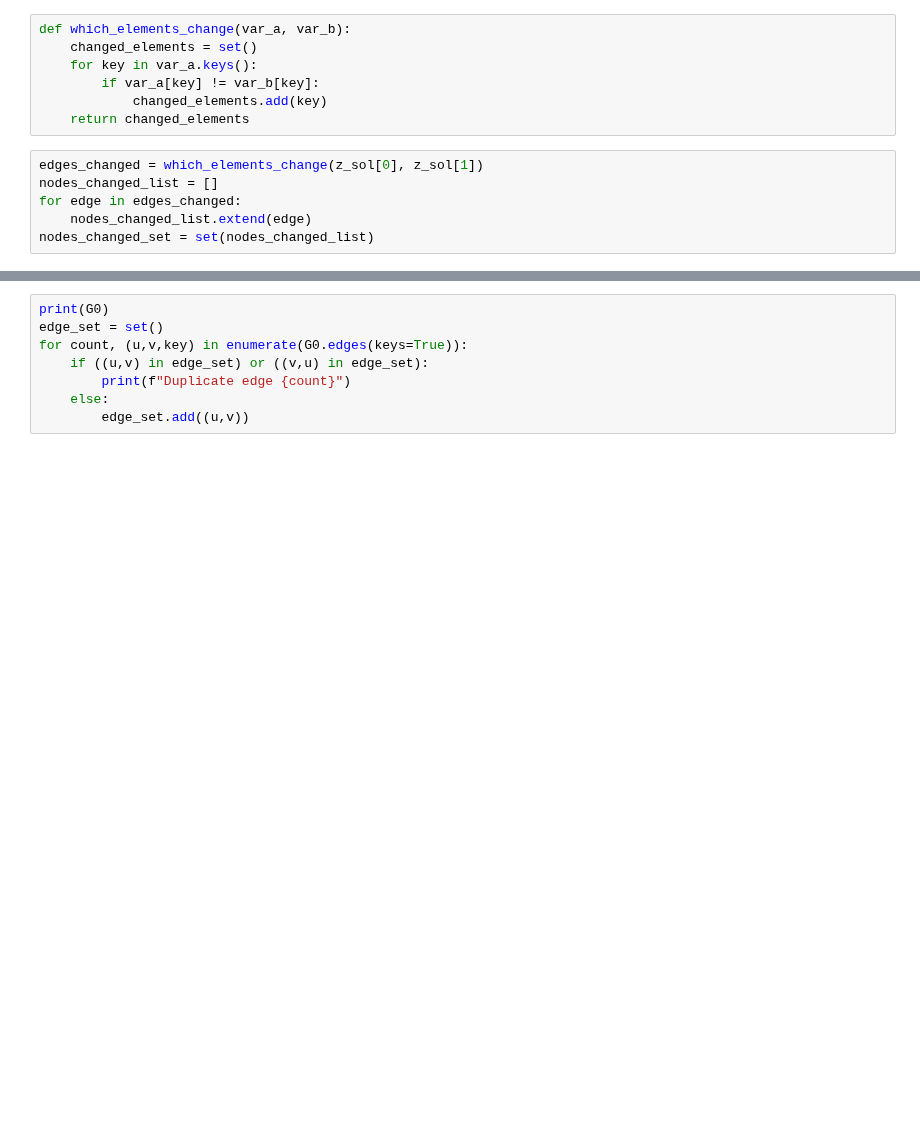
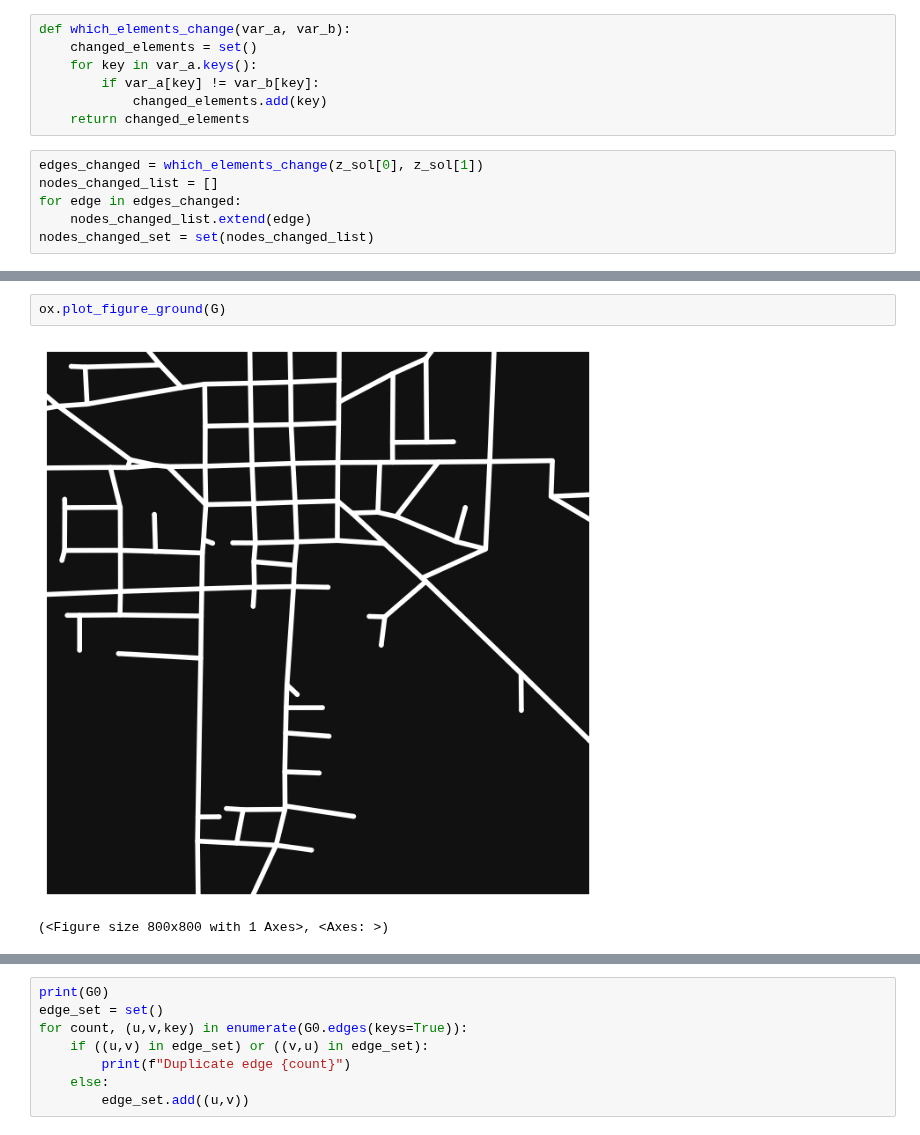
Before and after one commit to matt-banschbach/CMOR492-DWS, a Jupyter notebook: visualization/visual_sandbox.ipynb, the cells around one changed output, grey strips where cells are left out. Drawn from its saved outputs; the diff is of its cells as text; blank space fills up the shorter version.

```diff
--- a/visualization/visual_sandbox.ipynb
+++ b/visualization/visual_sandbox.ipynb
@@ -232,2 +244,7 @@ def plot_pipe_network(graph, treatment_nodes, source_nodes, y, z,
                   edge_linewidth=edge_width, bgcolor="#000000")
+# %%
+ox.plot_figure_ground(G)
+# %% [output]
+[figure, added]
+(<Figure size 800x800 with 1 Axes>, <Axes: >)
 # %%
```
Also changed, not shown: parts of 10 cells of this notebook.
